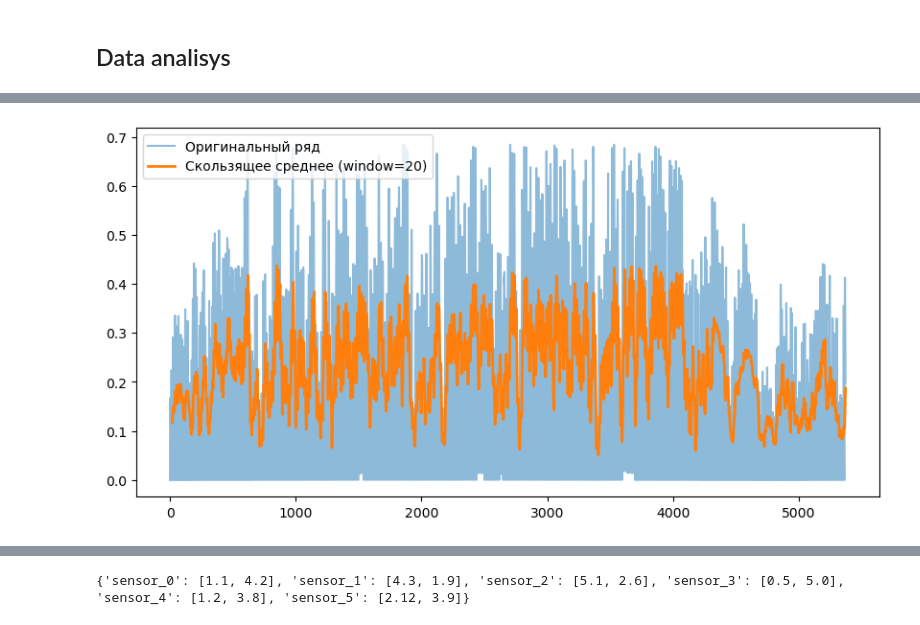
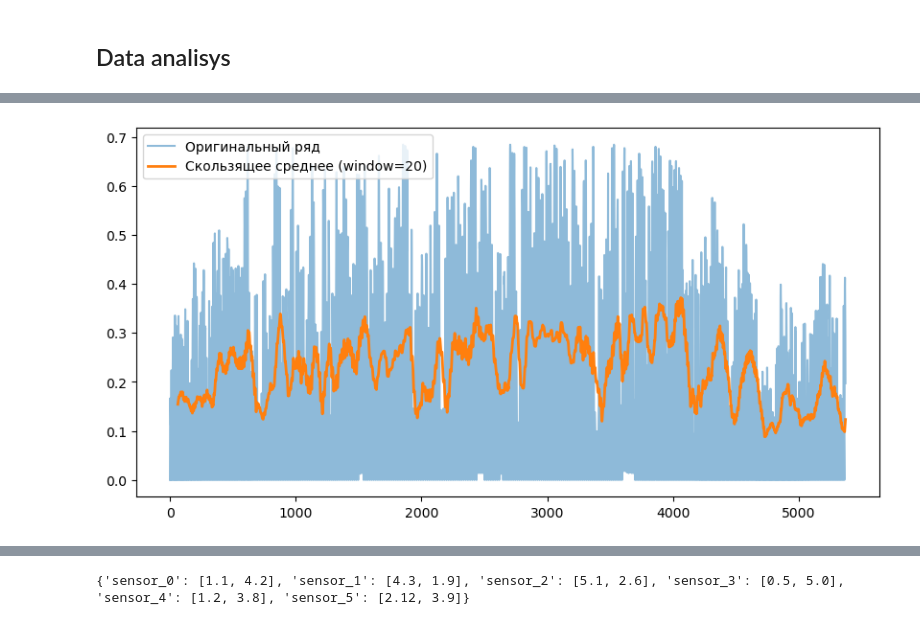
Before and after one commit to Romankkl03/compress_time_series, a Jupyter notebook: experiments.ipynb, the cells around one changed output, grey strips where cells are left out. Cells and saved outputs as stored; diff of their text form; code cells hidden in the pictures.

```diff
--- a/experiments.ipynb
+++ b/experiments.ipynb
@@ -213,10 +164,10 @@ plt.show()
 # %%
-rolling_mean = df_wind.sensor_0.rolling(window=20).mean()
+rolling_mean = df_wind.sensor_0.rolling(window=64).mean()
 
 plt.figure(figsize=(10,5))
 plt.plot(df_wind.sensor_0.values, label="Оригинальный ряд", alpha=0.5)
 plt.plot(rolling_mean, label="Скользящее среднее (window=20)", linewidth=2)
 plt.legend()
 plt.show()
 # %% [output]
-[figure, old version]
+[figure, new version]
```
Also changed, not shown: parts of 40 cells of this notebook, 8 other files.
